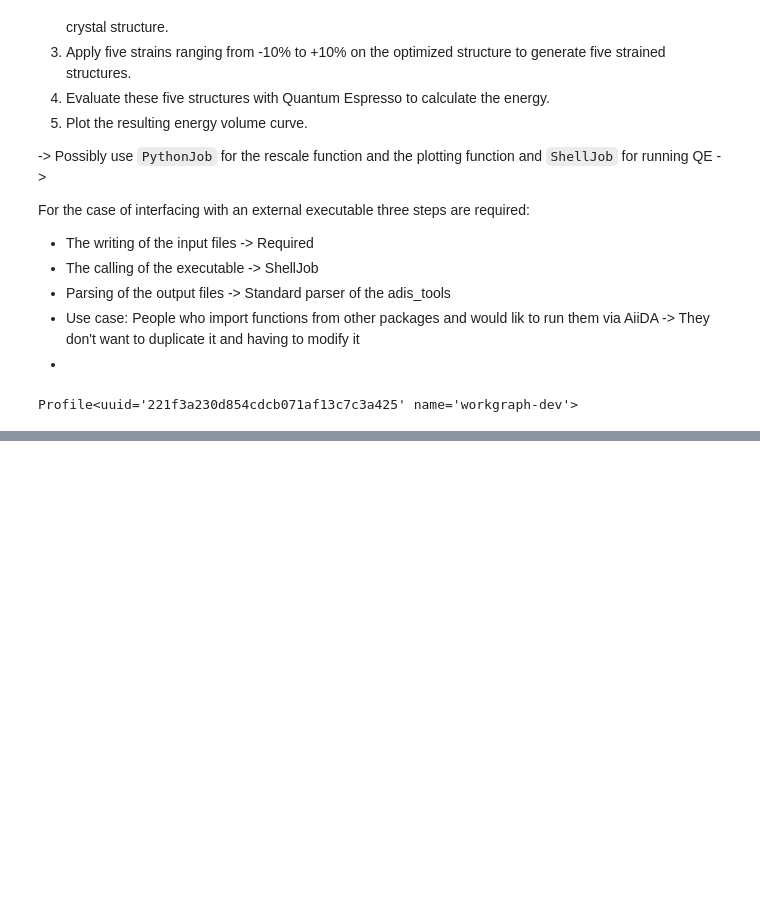
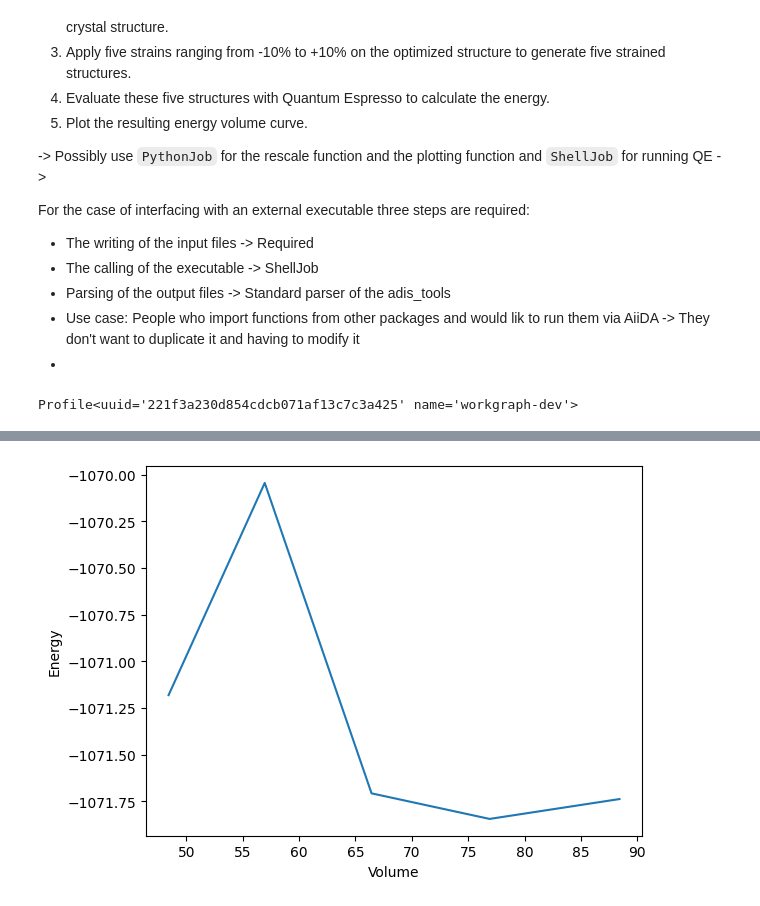
Before and after one commit to GeigerJ2/ADIS2023, a Jupyter notebook: aiida-workgraph-shelljob.ipynb, the cells around one changed output, grey strips where cells are left out. Saved outputs shown, nothing was run; the diff lists cells and outputs as text; code cells hidden in the pictures; blank space fills up the shorter version.

Commit message:
ShellJob WorkGraph version should run through now.

```diff
--- a/aiida-workgraph-shelljob.ipynb
+++ b/aiida-workgraph-shelljob.ipynb
@@ -208,6 +208,7 @@ def parse_pw_wg(dirpath: pathlib.Path) -> dict[str, orm.Data]:
 
 # parsed_results = parse_pw_wg(dirpath=dev_xml_path)
 # pprint(parsed_results, sort_dicts=False)
+pickled_parser = PickledData(parse_pw_wg)
 # %%
 # Generate full workgraph
 
@@ -256,6 +257,7 @@ def all_scf(structure_dict, parser):
             name=f'write_qe_input_scf_{structure_key}',
             structure=structure,
             calculation_type=orm.Str("scf"),
+            input_dict=MAIN_INPUT_DICT
         )
 
         scf_task = scf_wg.add_task(
@@ -282,7 +284,7 @@ def eos_workgraph(
 ):
 
     wg = WorkGraph("EOS-WG")
-    structure = orm.StructureData(atoms)
+    structure = orm.StructureData(ase=atoms)
 
     # -------- relax -----------
     relax_input = wg.add_task(
@@ -302,7 +304,7 @@ def eos_workgraph(
         metadata=METADATA_OPTIONS,
         parser_outputs=PARSER_OUTPUTS,
         outputs=["pwscf.xml"],
-        parser=PickledData(parser),
+        parser=pickled_parser,
     )
 
     # -------- scale_atoms -----------
@@ -319,6 +321,7 @@ def eos_workgraph(
         all_scf,
         name="all_scf",
         structure_dict=generate_structures_task.outputs["structure_dict"],
+        parser=pickled_parser
     )
 
     return wg
@@ -329,7 +332,7 @@ eos_wg = eos_workgraph(
     atoms=atoms,
     factor_lst=factor_lst,
     input_dict=MAIN_INPUT_DICT,
-    parser=PickledData(parse_pw_wg),
+    parser=parse_pw_wg,
 )
 eos_wg
 
@@ -340,0 +344,2 @@ ValueError: Cell must be a list of three vectors, each defined as a list of thre
+# %%
+eos_wg.run()
@@ -340,0 +377,14 @@ ValueError: Cell must be a list of three vectors, each defined as a list of thre
+# %%
+def plot_energy_volume_curve(volume_lst, energy_lst):
+    """Function to plot the final graph"""
+    plt.plot(volume_lst, energy_lst)
+    plt.xlabel("Volume")
+    plt.ylabel("Energy")
+    plt.savefig("evcurve.png")
+
+eos_wg.update()
+volume_lst = [structure.get_ase().get_volume() for structure in eos_wg.tasks["generate_structures"].outputs["structure_dict"].value.values()]
+energy_list = [energy.value for _, energy in eos_wg.tasks["all_scf"].outputs["energies"].value.items()]
+plot_energy_volume_curve(volume_lst, energy_list)
+# %% [output]
+[figure, added]
```
Also changed, not shown: parts of 2 cells of this notebook.
